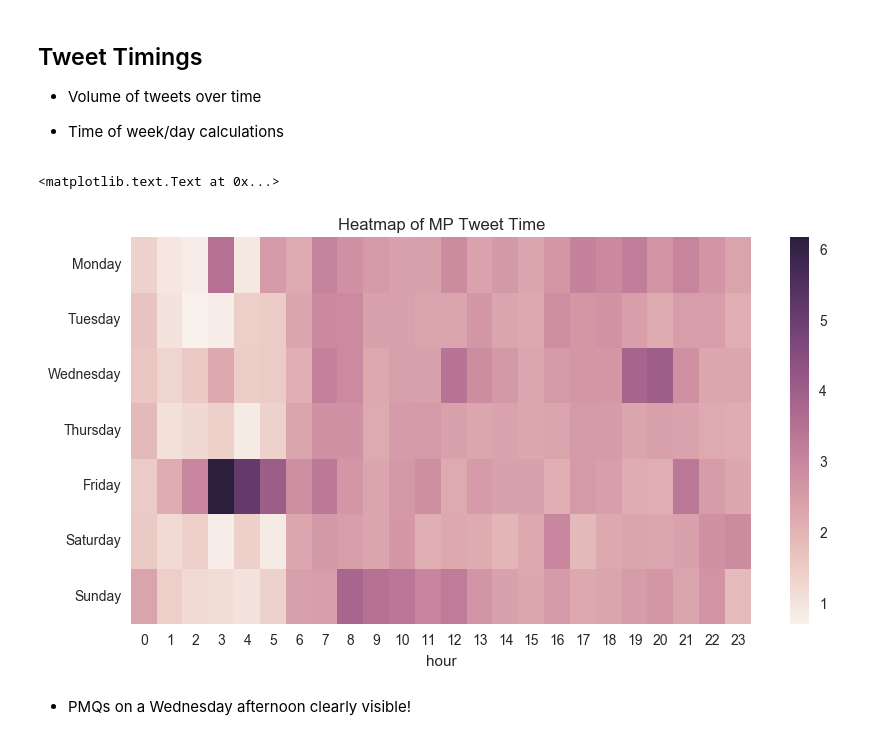
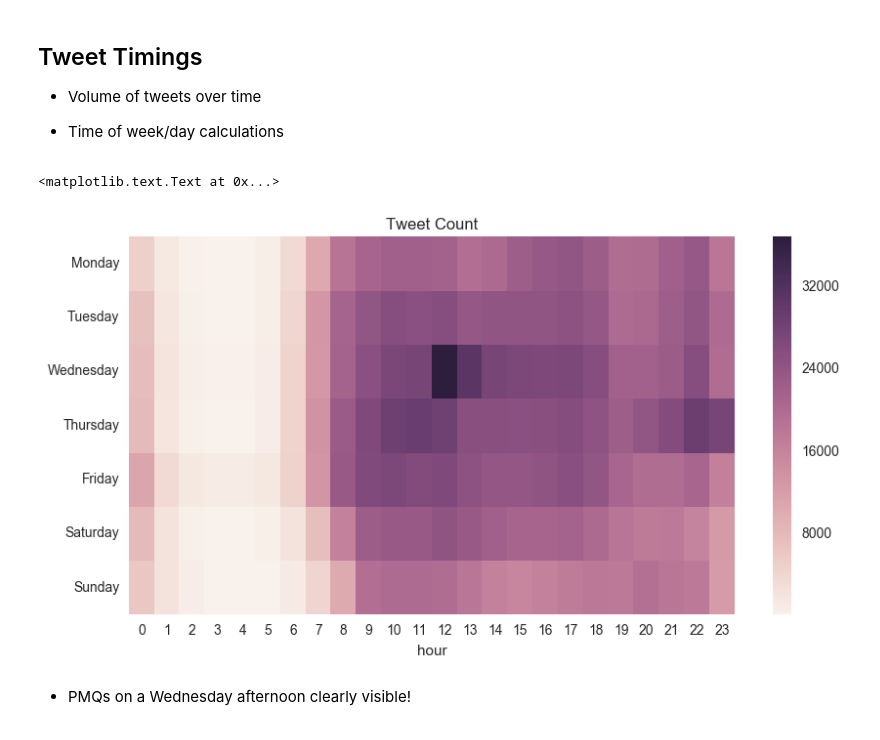
Before and after one commit to josephhalstead/Westminster-Tweet-Analysis, a Jupyter notebook: exploratory_data_analysis.ipynb, the cells around one changed output. Saved outputs shown, nothing was run; the diff lists cells and outputs as text; code cells hidden in the pictures.

```diff
--- a/exploratory_data_analysis.ipynb
+++ b/exploratory_data_analysis.ipynb
@@ -236,27 +258,27 @@ df['hour'] = df[['date']].apply(get_hour_of_day, axis=1)
 df['year_month'] = df[['date']].apply(year_month, axis=1)
 df['unique_day'] = df[['date']].apply(unique_day, axis=1)
 # %%
-#Create heatmap of what day of week / time of day MP's tweet
+#Create heatmap of tweet count for each hour/day combination
 
-times = df.pivot_table(index='day', columns='hour', values='favouite', aggfunc='mean')
+times = df.pivot_table(index='day', columns='hour', values='tweet_id', aggfunc='count')
 
 index = ['Monday',
         'Tuesday',
         'Wednesday',
         'Thursday',
         'Friday',
         'Saturday',
         'Sunday']
 
 times.index =index
 
 fig, ax = plt.subplots(figsize=(10,5))
 
 sns.heatmap(data=times)
 
-plt.title('Heatmap of MP Tweet Time')
+plt.title('Tweet Count')
 # %% [output]
 <matplotlib.text.Text at 0x...>
-[figure, old version]
+[figure, new version]
 # %% [markdown]
 * PMQs on a Wednesday afternoon clearly visible!
```
Also changed, not shown: parts of 8 cells of this notebook.
